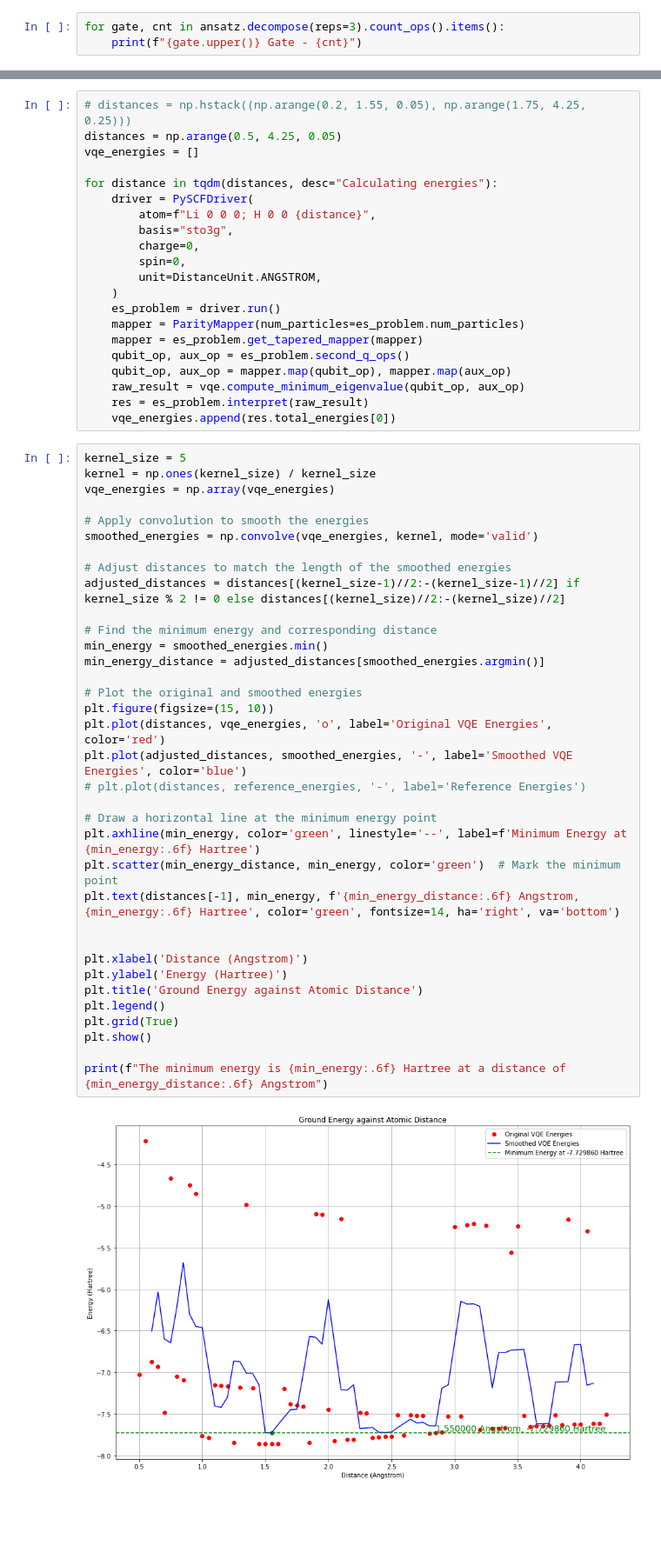
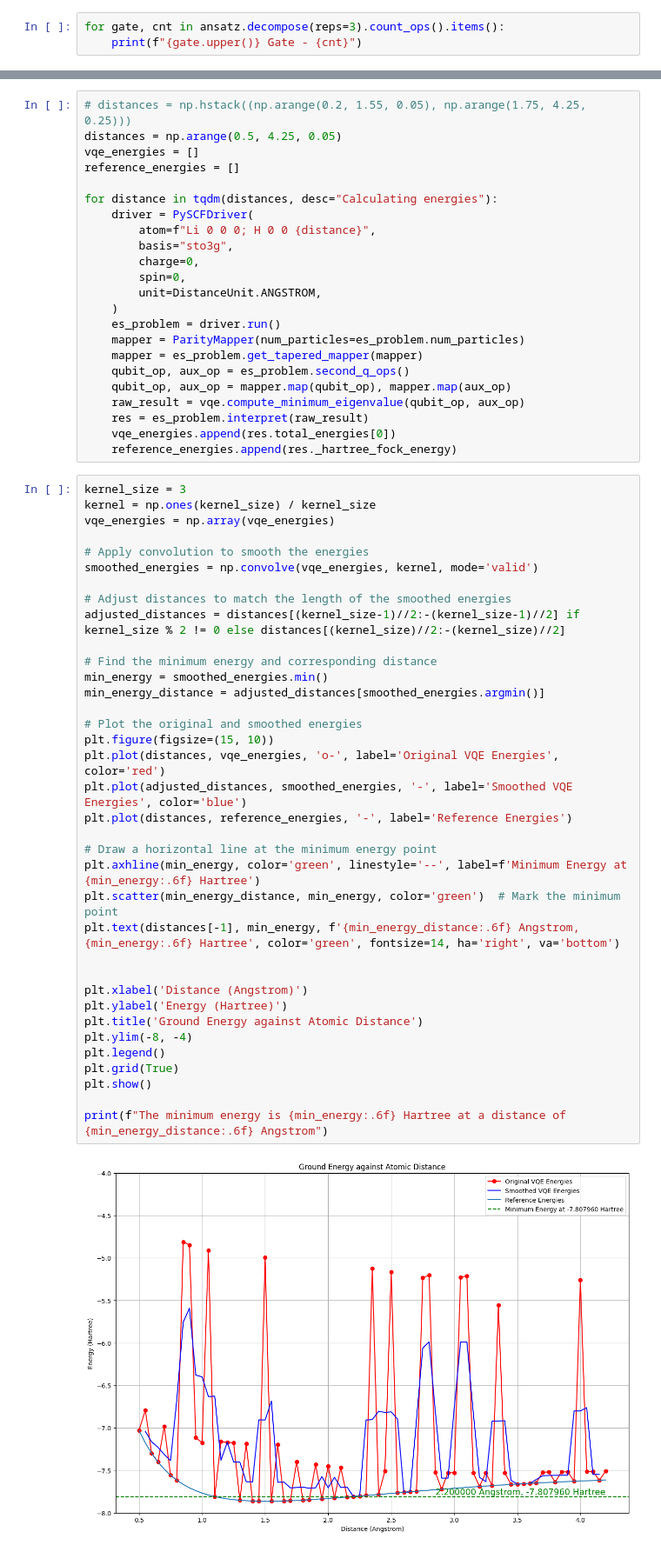
Before and after one commit to TheTrustyPwo/Hydrogen, a Jupyter notebook: lithium_hydride.ipynb, the cells around one changed output, grey strips where cells are left out. Shown at 87% size. Drawn from its saved outputs; the diff is of its cells as text; blank space fills up the shorter version.

```diff
--- a/lithium_hydride.ipynb
+++ b/lithium_hydride.ipynb
@@ -154,6 +154,7 @@ Percentage Error: -0.0000%
 # distances = np.hstack((np.arange(0.2, 1.55, 0.05), np.arange(1.75, 4.25, 0.25)))
 distances = np.arange(0.5, 4.25, 0.05)
 vqe_energies = []
+reference_energies = []
 
 for distance in tqdm(distances, desc="Calculating energies"):
     driver = PySCFDriver(
@@ -171,40 +172,42 @@ for distance in tqdm(distances, desc="Calculating energies"):
     raw_result = vqe.compute_minimum_eigenvalue(qubit_op, aux_op)
     res = es_problem.interpret(raw_result)
     vqe_energies.append(res.total_energies[0])
+    reference_energies.append(res._hartree_fock_energy)
 # %%
-kernel_size = 5
+kernel_size = 3
 kernel = np.ones(kernel_size) / kernel_size
 vqe_energies = np.array(vqe_energies)
 
 # Apply convolution to smooth the energies
 smoothed_energies = np.convolve(vqe_energies, kernel, mode='valid')
 
 # Adjust distances to match the length of the smoothed energies
 adjusted_distances = distances[(kernel_size-1)//2:-(kernel_size-1)//2] if kernel_size % 2 != 0 else distances[(kernel_size)//2:-(kernel_size)//2]
 
 # Find the minimum energy and corresponding distance
 min_energy = smoothed_energies.min()
 min_energy_distance = adjusted_distances[smoothed_energies.argmin()]
 
 # Plot the original and smoothed energies
 plt.figure(figsize=(15, 10))
-plt.plot(distances, vqe_energies, 'o', label='Original VQE Energies', color='red')
+plt.plot(distances, vqe_energies, 'o-', label='Original VQE Energies', color='red')
 plt.plot(adjusted_distances, smoothed_energies, '-', label='Smoothed VQE Energies', color='blue')
-# plt.plot(distances, reference_energies, '-', label='Reference Energies')
+plt.plot(distances, reference_energies, '-', label='Reference Energies')
 
 # Draw a horizontal line at the minimum energy point
 plt.axhline(min_energy, color='green', linestyle='--', label=f'Minimum Energy at {min_energy:.6f} Hartree')
 plt.scatter(min_energy_distance, min_energy, color='green')  # Mark the minimum point
 plt.text(distances[-1], min_energy, f'{min_energy_distance:.6f} Angstrom, {min_energy:.6f} Hartree', color='green', fontsize=14, ha='right', va='bottom')
 
 
 plt.xlabel('Distance (Angstrom)')
 plt.ylabel('Energy (Hartree)')
 plt.title('Ground Energy against Atomic Distance')
+plt.ylim(-8, -4)
 plt.legend()
 plt.grid(True)
 plt.show()
 
 print(f"The minimum energy is {min_energy:.6f} Hartree at a distance of {min_energy_distance:.6f} Angstrom")
 # %% [output]
-[figure, old version]
+[figure, new version]
```
Also changed, not shown: parts of 3 cells of this notebook, 1 other file.
